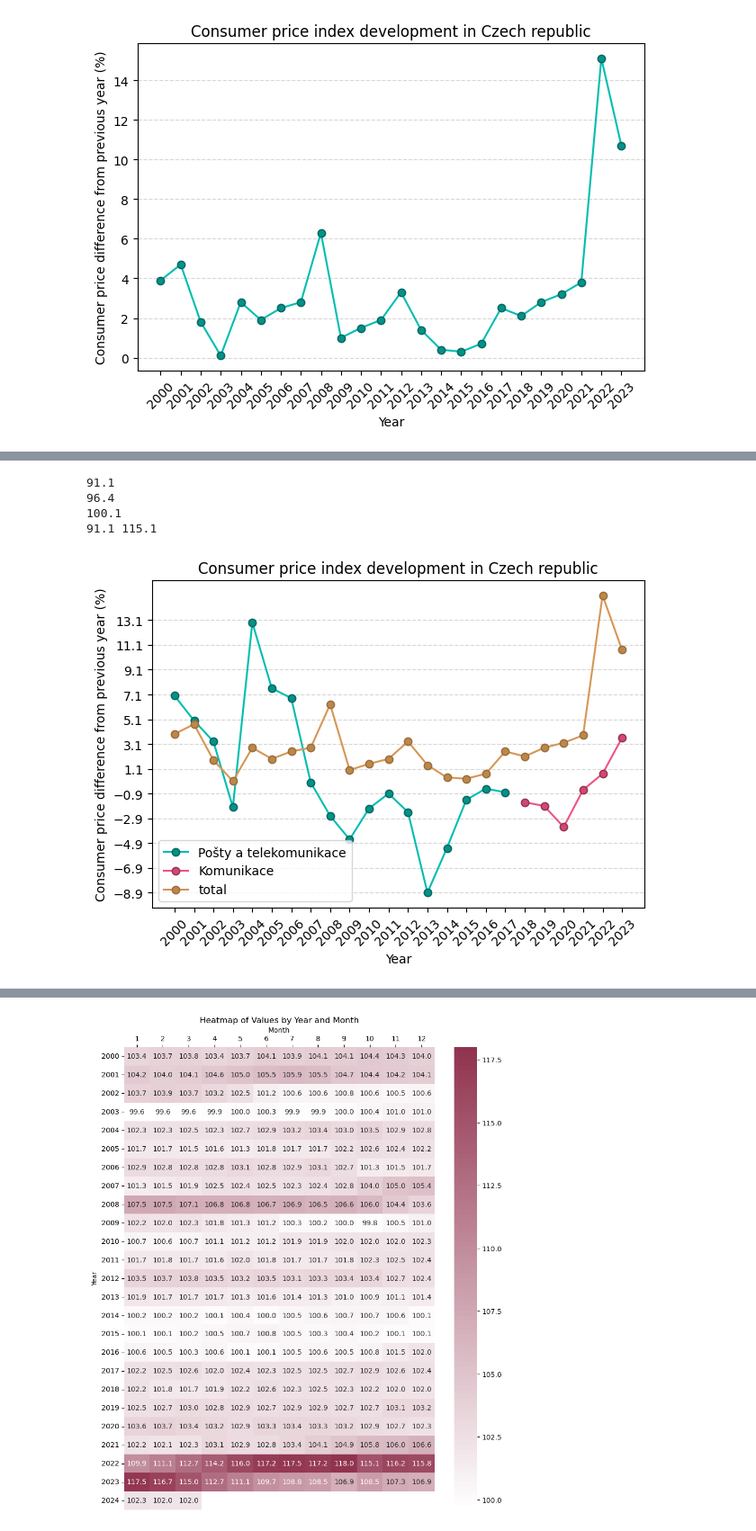
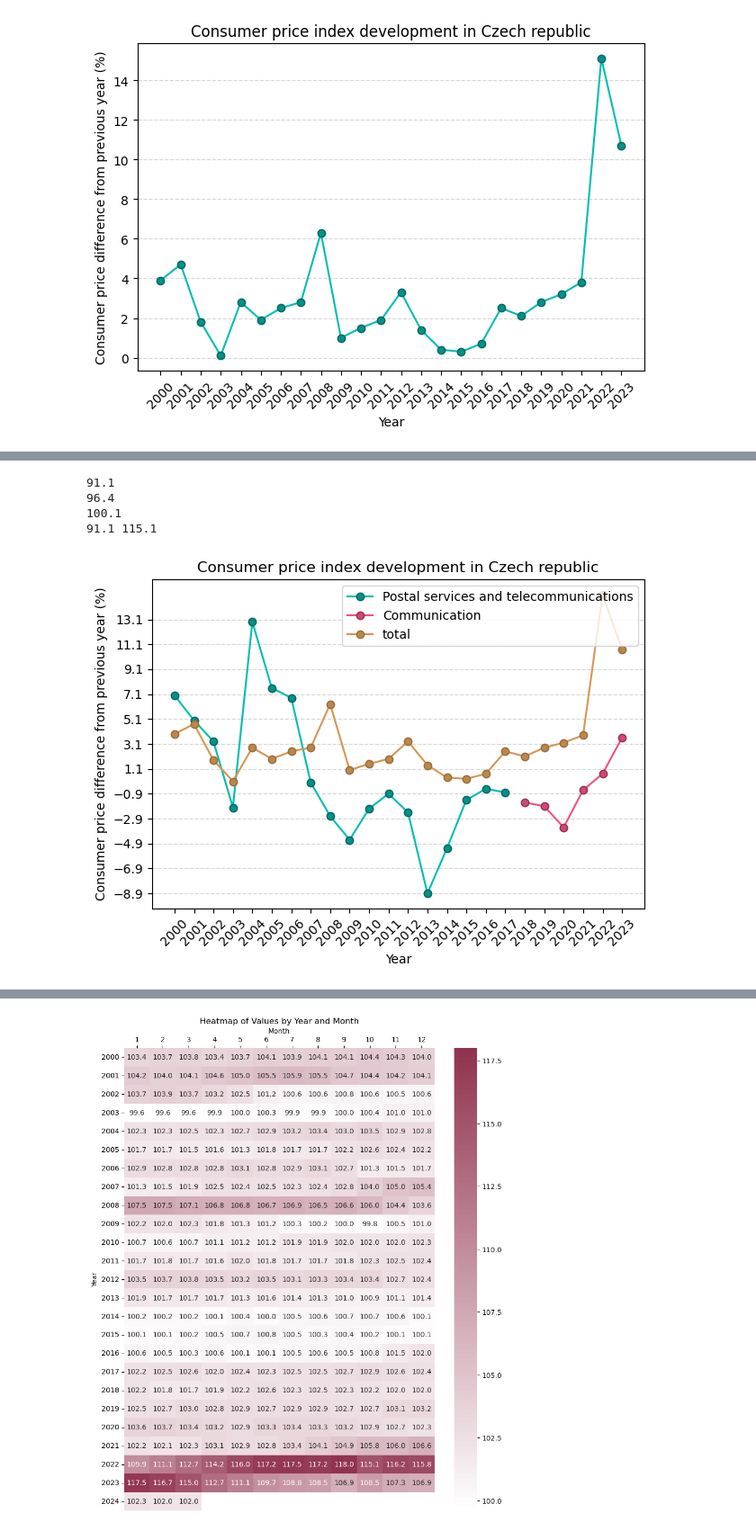
Before and after one commit to xdxdhh/czech_economy_analysis, a Jupyter notebook: analysis.ipynb, the cells around one changed output, grey strips where cells are left out. Shown: that part at 90% size. Saved outputs shown, nothing was run; the diff lists cells and outputs as text; code cells hidden in the pictures.

```diff
--- a/analysis.ipynb
+++ b/analysis.ipynb
@@ -70,7 +70,7 @@ def plot_area(sectors, figname=None):
     max_hodnota = 100
     for i, sector in enumerate(sectors):
         cpi_december = cpi_yearly[cpi_yearly['mesic'] == 12]
-        data = cpi_december[cpi_december['ucel_txt'] == sector].copy()
+        data = cpi_december[cpi_december['ucel_txt_eng'] == sector].copy()
         data.sort_values(by=['rok', 'mesic'], inplace=True)
         ax.plot(data['rok'], data['hodnota']-100, marker='o', color=line_colors[i], mfc=marker_colors[i], mec=marker_outer_colors[i] )
         max_hodnota = max(max_hodnota, max(data['hodnota']))
@@ -157,8 +164,8 @@ plot_area(['Bydlení, voda, energie, paliva', 'Bytové vybavení, zařízení do
 # %%
-plot_area(['Pošty a telekomunikace', 'Komunikace', 'total']) #zmena sazby DPH na telekomunikace
+plot_area([ 'Postal services and telecommunications', 'Communication', 'total'], figname="cpi_communication.svg") #zmena sazby DPH na telekomunikace
 # %% [output]
 91.1
 96.4
 100.1
 91.1 115.1
-[figure, old version]
+[figure, new version]
```
Also changed, not shown: parts of 12 cells of this notebook, 15 other files.
